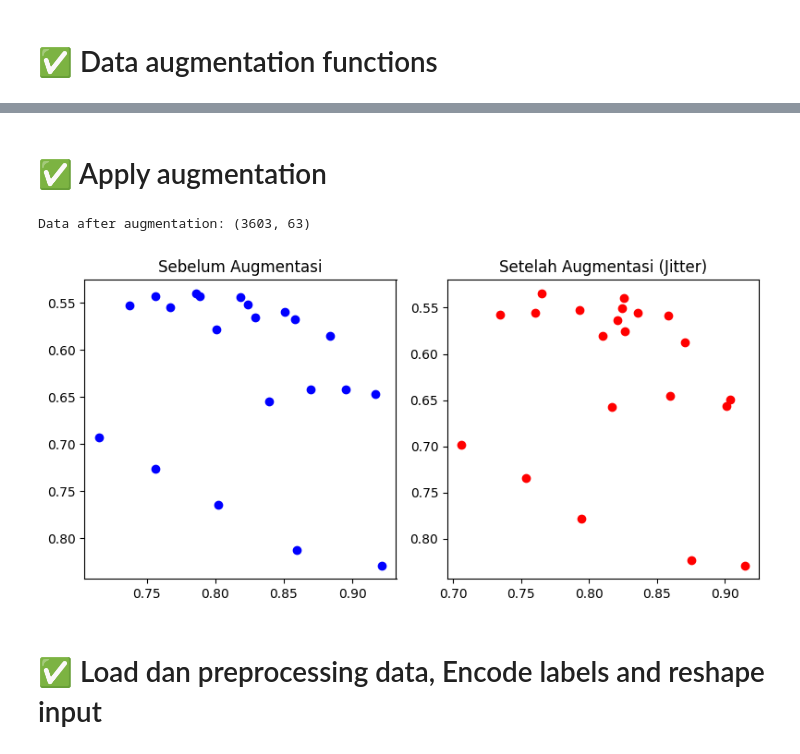
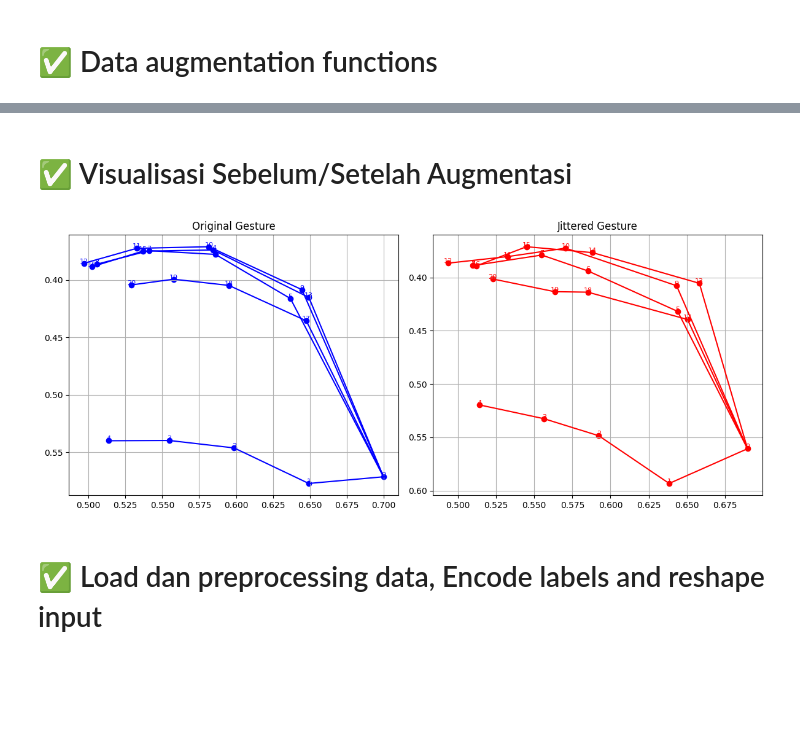
Before and after one commit to Dfaalt/jupyterHandsRecognition, a Jupyter notebook: hand_gesture_complete.ipynb, the cells around one changed output, grey strips where cells are left out. Drawn from its saved outputs; the diff is of its cells as text; code cells hidden in the pictures; blank space fills up the shorter version.

Commit message:
update data sequence

```diff
--- a/hand_gesture_complete.ipynb
+++ b/hand_gesture_complete.ipynb
@@ -196,57 +293,58 @@ y = np.concatenate(y, axis=0)
-# %% [markdown]
-# ✅ Apply augmentation
-# %%
-def augment_dataset(X, y, augment_factor=2):
-    X_augmented, y_augmented = [], []
-    for i in range(len(X)):
-        X_augmented.append(X[i])
-        y_augmented.append(y[i])
-        for _ in range(augment_factor):
-            method = np.random.choice(['jitter', 'flip', 'scale', 'translate'])
-            if method == 'jitter':
-                X_aug = add_jitter(X[i].reshape(1, -1))
-            elif method == 'flip':
-                X_aug = flip_horizontal(X[i].reshape(1, -1))
-            elif method == 'scale':
-                X_aug = scale(X[i].reshape(1, -1))
-            elif method == 'translate':
-                X_aug = translate(X[i].reshape(1, -1))
-            X_augmented.append(X_aug[0])
-            y_augmented.append(y[i])
-    return np.array(X_augmented), np.array(y_augmented)
-
-X, y = augment_dataset(X, y)
-print("Data after augmentation:", X.shape)
-# %% [output]
-Data after augmentation: (3603, 63)
+# %% [markdown]
+# ✅ Visualisasi Sebelum/Setelah Augmentasi
 # %%
-# Visualisasi hasil augmentasi
-sample = X[0].reshape(-1)  # 63 elemen -> 21 titik x y z
-x = sample[0::3]
-y = sample[1::3]
+# Koneksi tangan dari MediaPipe (index landmark)
+HAND_CONNECTIONS = [
+    (0, 1), (1, 2), (2, 3), (3, 4),       # ibu jari
+    (0, 5), (5, 6), (6, 7), (7, 8),       # telunjuk
+    (0, 9), (9,10), (10,11), (11,12),     # jari tengah
+    (0,13), (13,14), (14,15), (15,16),    # jari manis
+    (0,17), (17,18), (18,19), (19,20)     # kelingking
+]
 
-# Augmentasi (misalnya jitter atau translate)
-sample_aug = add_jitter(sample.reshape(1, -1)).reshape(-1)
-x_aug = sample_aug[0::3]
-y_aug = sample_aug[1::3]
+# Fungsi jitter
+def add_noise(sequence, noise_level=0.01):
+    return sequence + np.random.normal(0, noise_level, sequence.shape)
 
-# Plot hasilnya
-plt.figure(figsize=(8, 4))
+# Load sample
+X = np.load("hand_data/aug_SS_data.npy")  # Misalnya shape (n, 10, 63)
+sample = X[0]
+frame = sample[0]  # frame 1
+frame_aug = add_noise(frame.reshape(1, -1)).reshape(-1)
 
+# Ambil koordinat (x, y)
+x, y = frame[0::3], frame[1::3]
+x_aug, y_aug = frame_aug[0::3], frame_aug[1::3]
+
+# Plot
+plt.figure(figsize=(12, 5))
+
+# Sebelum Augmentasi
 plt.subplot(1, 2, 1)
+plt.title("Original Gesture")
+for start, end in HAND_CONNECTIONS:
+    plt.plot([x[start], x[end]], [y[start], y[end]], 'b-')  # garis biru
 plt.scatter(x, y, c='blue')
-plt.title("Sebelum Augmentasi")
+for i in range(21):
+    plt.text(x[i], y[i], str(i), fontsize=8, color='blue', ha='center')
 plt.gca().invert_yaxis()
+plt.grid(True)
 
+# Setelah Augmentasi
 plt.subplot(1, 2, 2)
+plt.title("Jittered Gesture")
+for start, end in HAND_CONNECTIONS:
+    plt.plot([x_aug[start], x_aug[end]], [y_aug[start], y_aug[end]], 'r-')  # garis merah
 plt.scatter(x_aug, y_aug, c='red')
-plt.title("Setelah Augmentasi (Jitter)")
+for i in range(21):
+    plt.text(x_aug[i], y_aug[i], str(i), fontsize=8, color='red', ha='center')
 plt.gca().invert_yaxis()
+plt.grid(True)
 
 plt.tight_layout()
 plt.show()
 # %% [output]
-[figure, old version]
+[figure, new version]
 # %% [markdown]
 # ✅ Load dan preprocessing data, Encode labels and reshape input
 # %%
```
Also changed, not shown: parts of 12 cells of this notebook, 12 other files.
